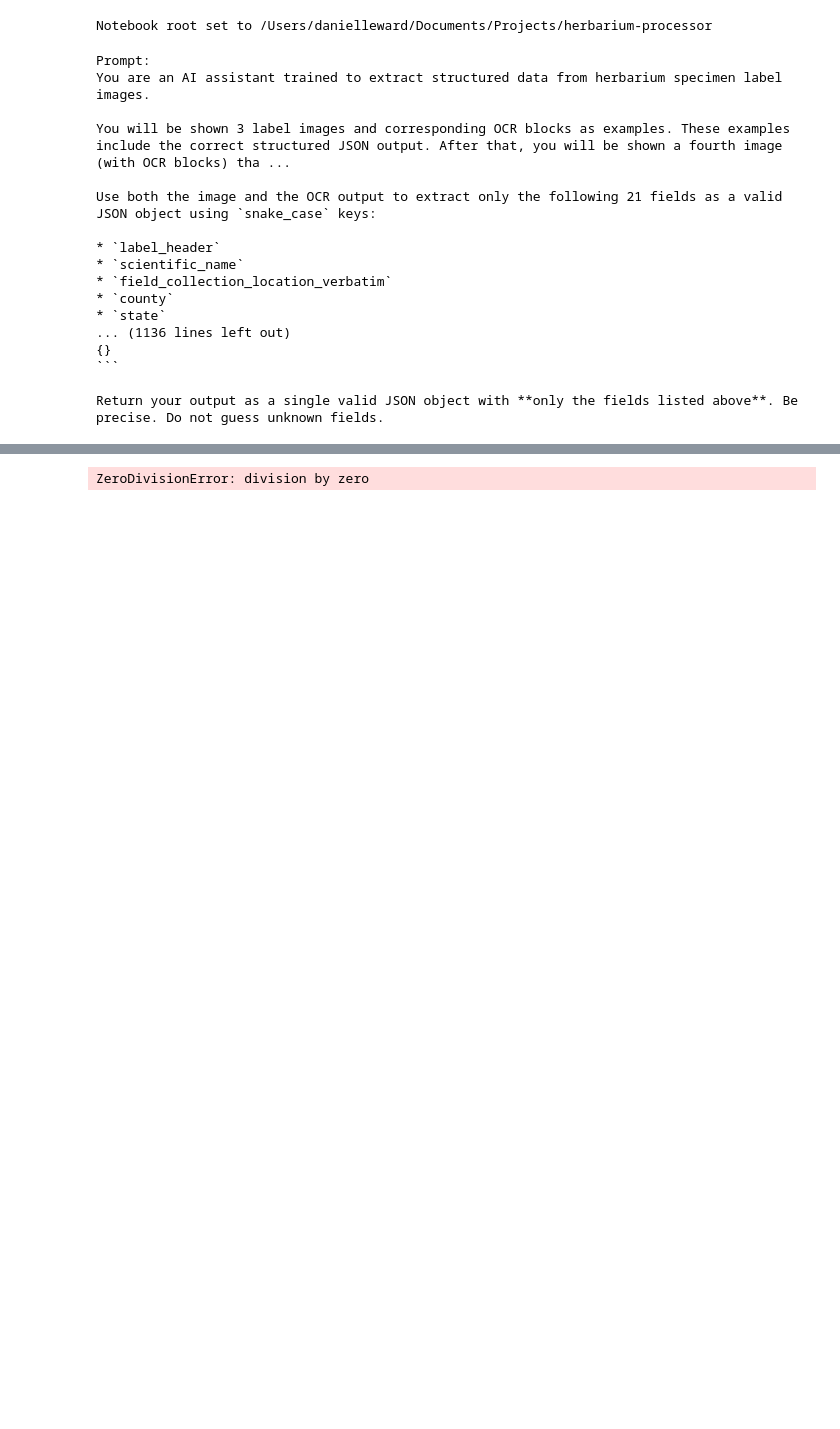
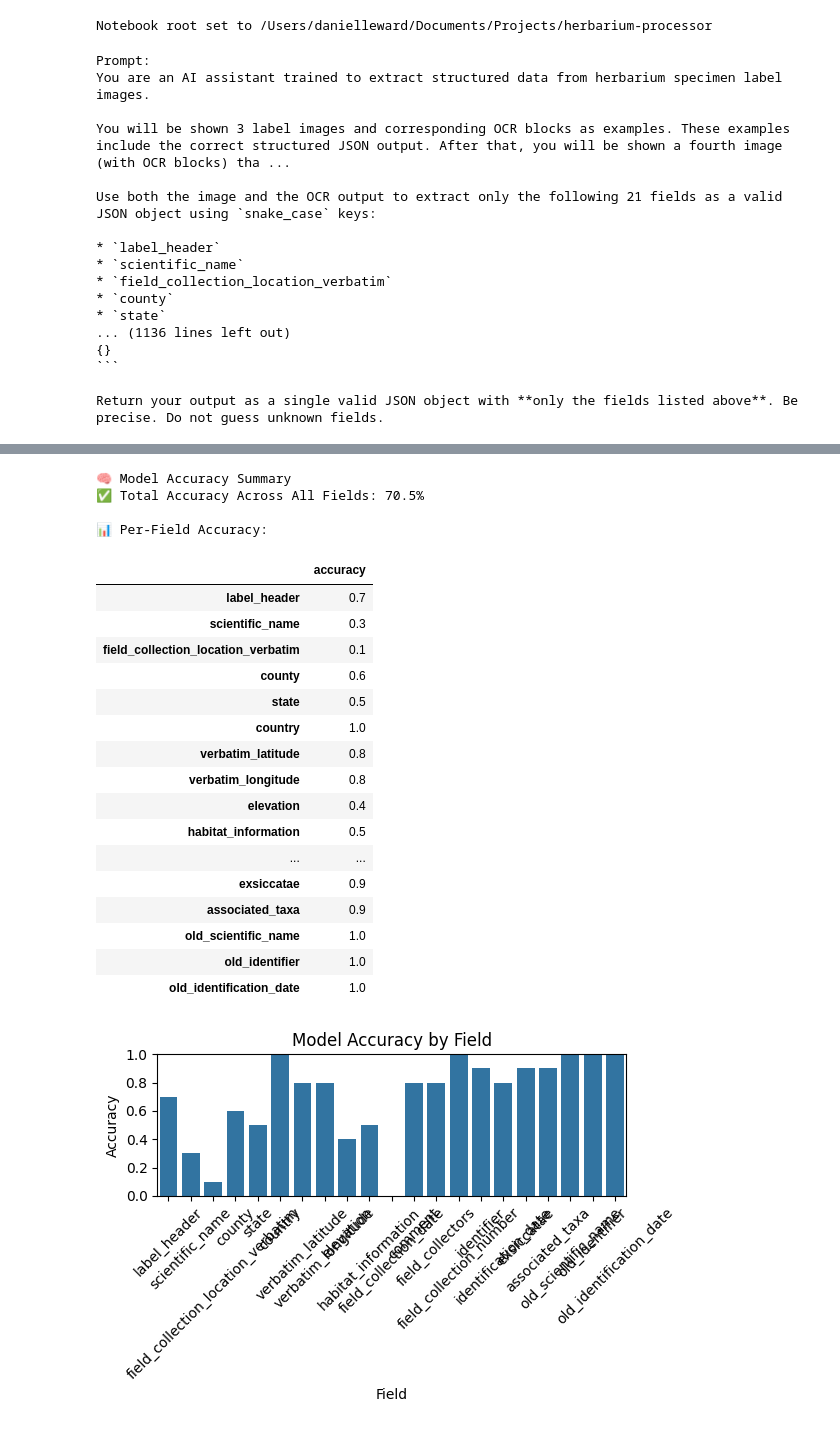
Before and after one commit to lisunshiny/herbarium-processor, a Jupyter notebook: notebooks/herbarium_processor.ipynb, the cells around one changed output, grey strips where cells are left out. Saved outputs shown, nothing was run; the diff lists cells and outputs as text; code cells hidden in the pictures; blank space fills up the shorter version.

Commit message:
ds store note and changing the canonical csv path

```diff
--- a/notebooks/herbarium_processor.ipynb
+++ b/notebooks/herbarium_processor.ipynb
@@ -202,22 +204,43 @@ Saved CSV to /Users/danielleward/Documents/Projects/herbarium-processor/tmp/an_o
 # %%
 """ STep 5: Generating comparison report
 
 You do NOT need to edit this section.
 """
 
 from herbarium_processor.core.analysis.html_report_generator import HTMLReportGenerator
 
-canonical_csv_path = "data/cs_canonical.csv"
+canonical_csv_path = "/Users/danielleward/Downloads/cs_canonical2.csv"
 html_output_path  = "tmp/html_report.html"
 
 reporter = HTMLReportGenerator(
     canonical_csv_path=canonical_csv_path,
     test_csv_path=output_csv_path,
     html_output_path=html_output_path,
     prompt_builder=prompt_builder,
     system_instructions_path=system_instructions_path
 )
 
 reporter.run_all()
 # %% [output]
-ZeroDivisionError: division by zero
+🧠 Model Accuracy Summary
+✅ Total Accuracy Across All Fields: 70.5%
+
+📊 Per-Field Accuracy:
+|  | accuracy |
+| label_header | 0.7 |
+| scientific_name | 0.3 |
+| field_collection_location_verbatim | 0.1 |
+| county | 0.6 |
+| state | 0.5 |
+| country | 1.0 |
+| verbatim_latitude | 0.8 |
+| verbatim_longitude | 0.8 |
+| elevation | 0.4 |
+| habitat_information | 0.5 |
+| ... | ... |
+| exsiccatae | 0.9 |
+| associated_taxa | 0.9 |
+| old_scientific_name | 1.0 |
+| old_identifier | 1.0 |
+| old_identification_date | 1.0 |
+[figure, added]
```
Also changed, not shown: parts of 3 cells of this notebook.
